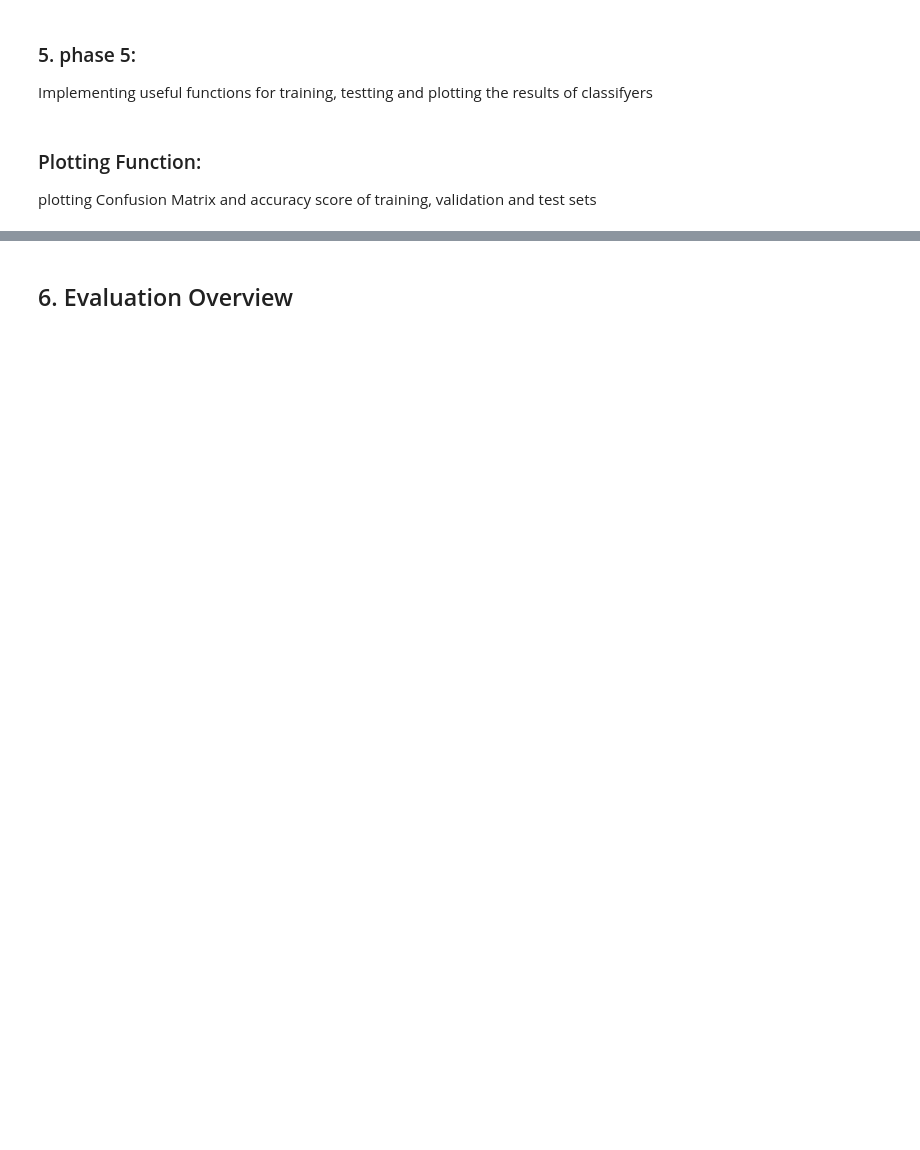
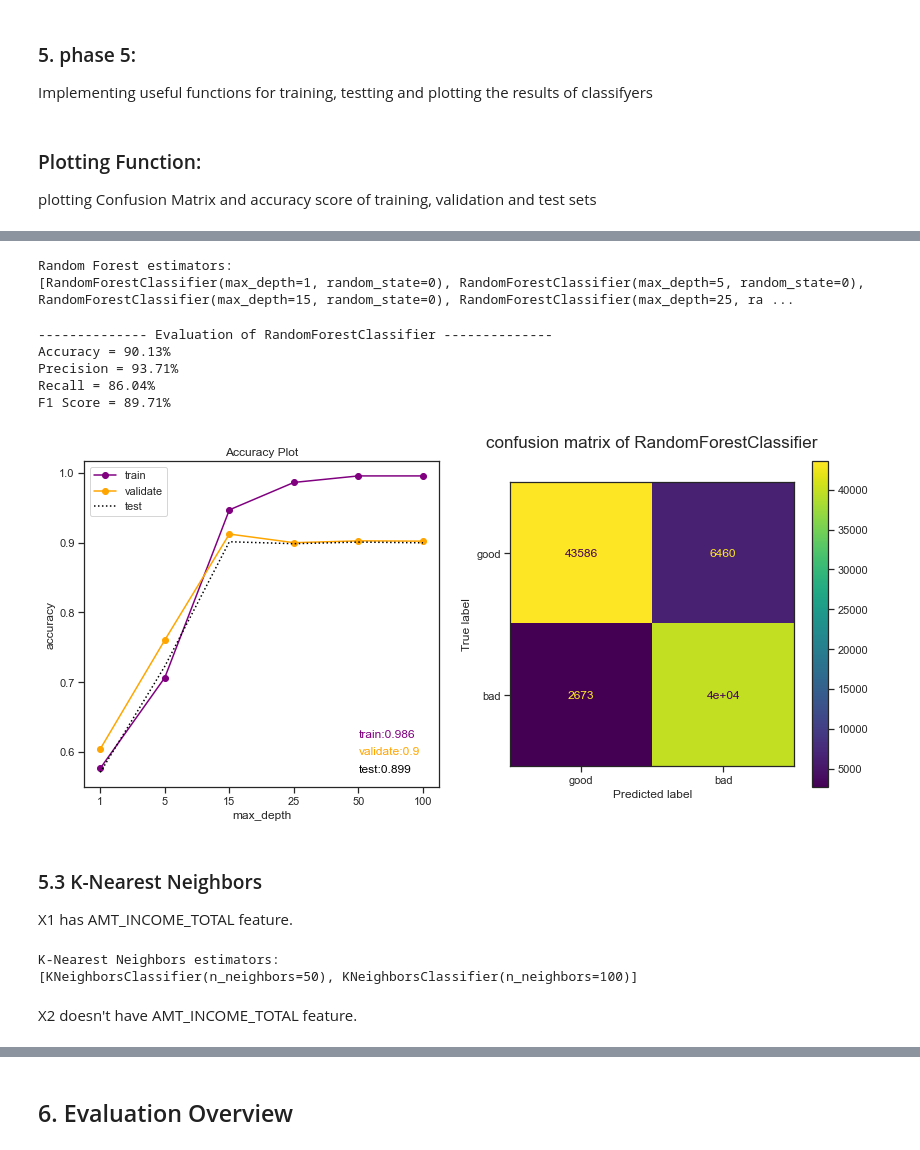
Before and after one commit to MehrnooshAmjadi/Credit-Card-Score-Forecaster, a Jupyter notebook: project.ipynb, the cells around one changed output, grey strips where cells are left out. Drawn from its saved outputs; the diff is of its cells as text; code cells hidden in the pictures; blank space fills up the shorter version.

```diff
--- a/project.ipynb
+++ b/project.ipynb
@@ -765,0 +739,31 @@ F1 Score = 54.93%
+# %%
+rf = training(X2_train_final, y_train_final,  sklearn.ensemble.RandomForestClassifier,
+                                 'max_depth', [1, 5, 15, 25 ,50 ,100], random_state=0)
+
+print("Random Forest estimators: ")
+print(rf)
+# %% [output]
+Random Forest estimators:
+[RandomForestClassifier(max_depth=1, random_state=0), RandomForestClassifier(max_depth=5, random_state=0), RandomForestClassifier(max_depth=15, random_state=0), RandomForestClassifier(max_depth=25, ra ...
+# %%
+best_rf2 = plotting(rf, 'max_depth', [1, 5, 15, 25 ,50 ,100],X2_train_final, y_train_final,
+             X2_val_final, y_val_final, X2_test_final,y_test_final)
+eval_rf2 = evaluation(X2_test_final, y_test_final, best_rf2)
+# %% [output]
+-------------- Evaluation of RandomForestClassifier --------------
+Accuracy = 90.13%
+Precision = 93.71%
+Recall = 86.04%
+F1 Score = 89.71%
+[figure, added]
+# %% [markdown]
+### 5.3 K-Nearest Neighbors
+X1 has AMT_INCOME_TOTAL feature.
+# %%
+knn = training(X1_train_final, y_train_final,  sklearn.neighbors.KNeighborsClassifier,
+                                 'n_neighbors', [50 ,100], weights='uniform')
+print("K-Nearest Neighbors estimators: ")
+print(knn)
+# %% [output]
+K-Nearest Neighbors estimators:
+[KNeighborsClassifier(n_neighbors=50), KNeighborsClassifier(n_neighbors=100)]
@@ -765,0 +774,2 @@ F1 Score = 54.93%
+# %% [markdown]
+X2 doesn't have AMT_INCOME_TOTAL feature.
```
Also changed, not shown: parts of 68 cells of this notebook.
